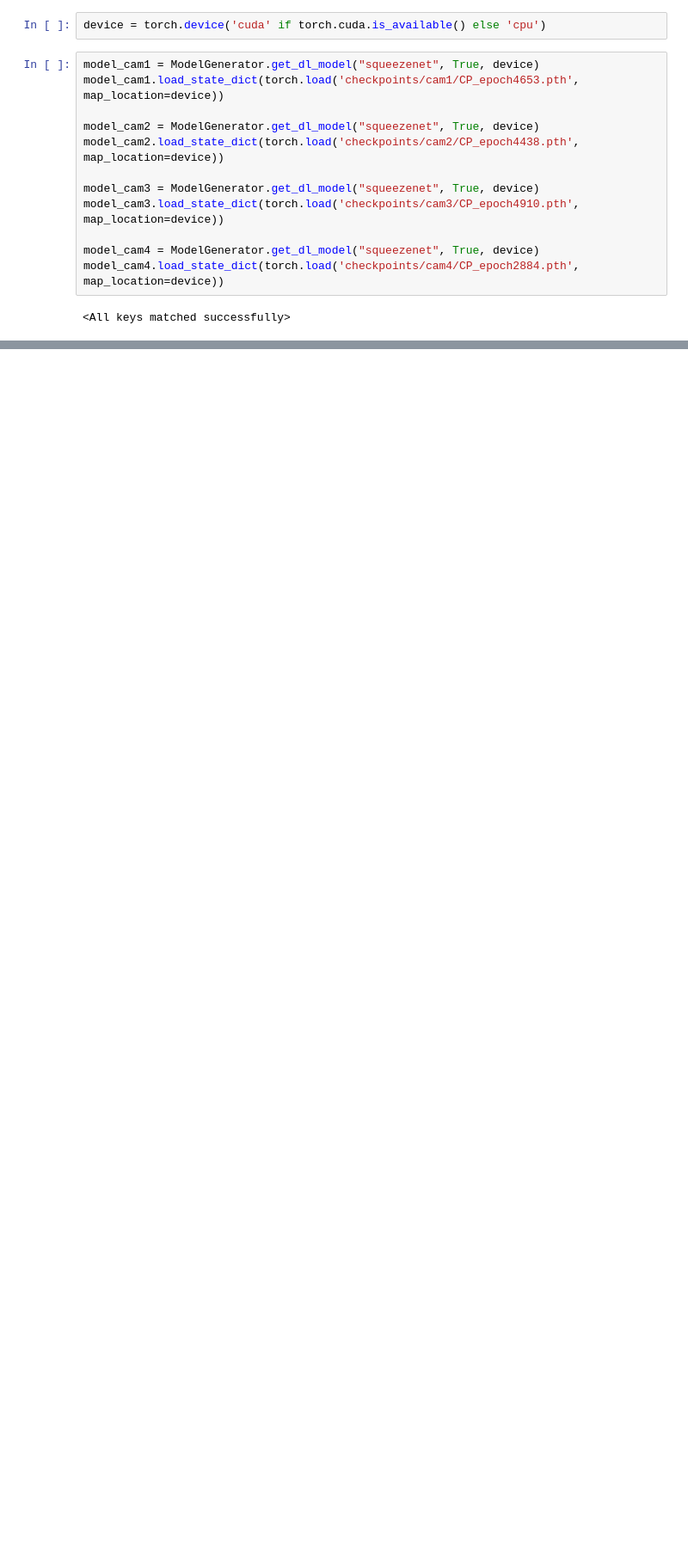
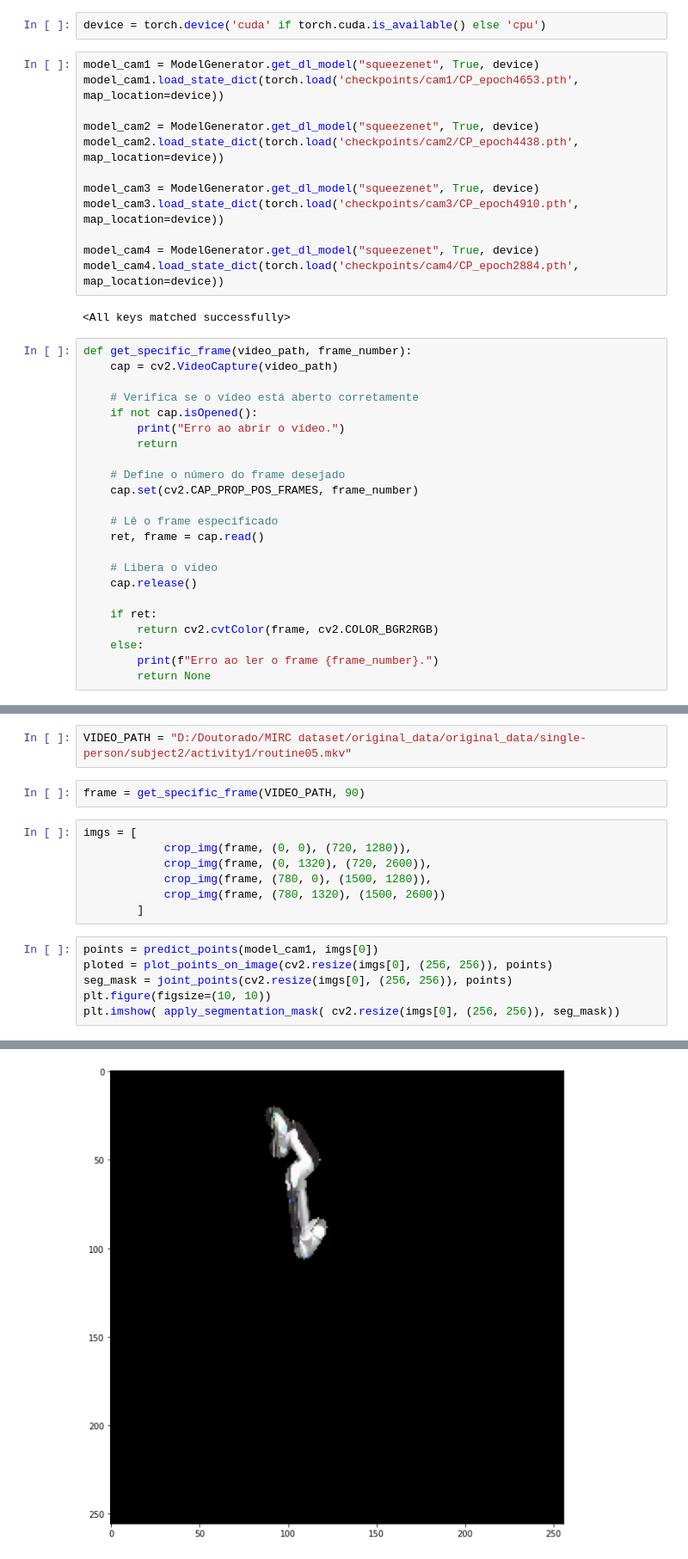
Before and after one commit to iagorichard/robot-kpt-seg-annotations, a Jupyter notebook: tests.ipynb, the cells around one changed output, grey strips where cells are left out. Shown at 86% size. Drawn from its saved outputs; the diff is of its cells as text; blank space fills up the shorter version.

```diff
--- a/tests.ipynb
+++ b/tests.ipynb
@@ -17,3 +20,26 @@ model_cam4 = ModelGenerator.get_dl_model("squeezenet", True, device)
 model_cam4.load_state_dict(torch.load('checkpoints/cam4/CP_epoch2884.pth', map_location=device))
 # %% [output]
 <All keys matched successfully>
+# %%
+def get_specific_frame(video_path, frame_number):
+    cap = cv2.VideoCapture(video_path)
+
+    # Verifica se o vídeo está aberto corretamente
+    if not cap.isOpened():
+        print("Erro ao abrir o vídeo.")
+        return
+
+    # Define o número do frame desejado
+    cap.set(cv2.CAP_PROP_POS_FRAMES, frame_number)
+
+    # Lê o frame especificado
+    ret, frame = cap.read()
+
+    # Libera o vídeo
+    cap.release()
+
+    if ret:
+        return cv2.cvtColor(frame, cv2.COLOR_BGR2RGB)
+    else:
+        print(f"Erro ao ler o frame {frame_number}.")
+        return None
@@ -19,0 +111,18 @@ model_cam4.load_state_dict(torch.load('checkpoints/cam4/CP_epoch2884.pth', map_l
+# %%
+VIDEO_PATH = "D:/Doutorado/MIRC dataset/original_data/original_data/single-person/subject2/activity1/routine05.mkv"
+# %%
+frame = get_specific_frame(VIDEO_PATH, 90)
+# %%
+imgs = [
+            crop_img(frame, (0, 0), (720, 1280)),
+            crop_img(frame, (0, 1320), (720, 2600)),
+            crop_img(frame, (780, 0), (1500, 1280)),
+            crop_img(frame, (780, 1320), (1500, 2600))
+        ]
+# %%
+points = predict_points(model_cam1, imgs[0])
+ploted = plot_points_on_image(cv2.resize(imgs[0], (256, 256)), points)
+seg_mask = joint_points(cv2.resize(imgs[0], (256, 256)), points)
+plt.figure(figsize=(10, 10))
+plt.imshow( apply_segmentation_mask( cv2.resize(imgs[0], (256, 256)), seg_mask))
+# %% [output]
@@ -19,0 +130 @@ model_cam4.load_state_dict(torch.load('checkpoints/cam4/CP_epoch2884.pth', map_l
+[figure, added]
```
Also changed, not shown: parts of 6 cells of this notebook, 1 other file.
